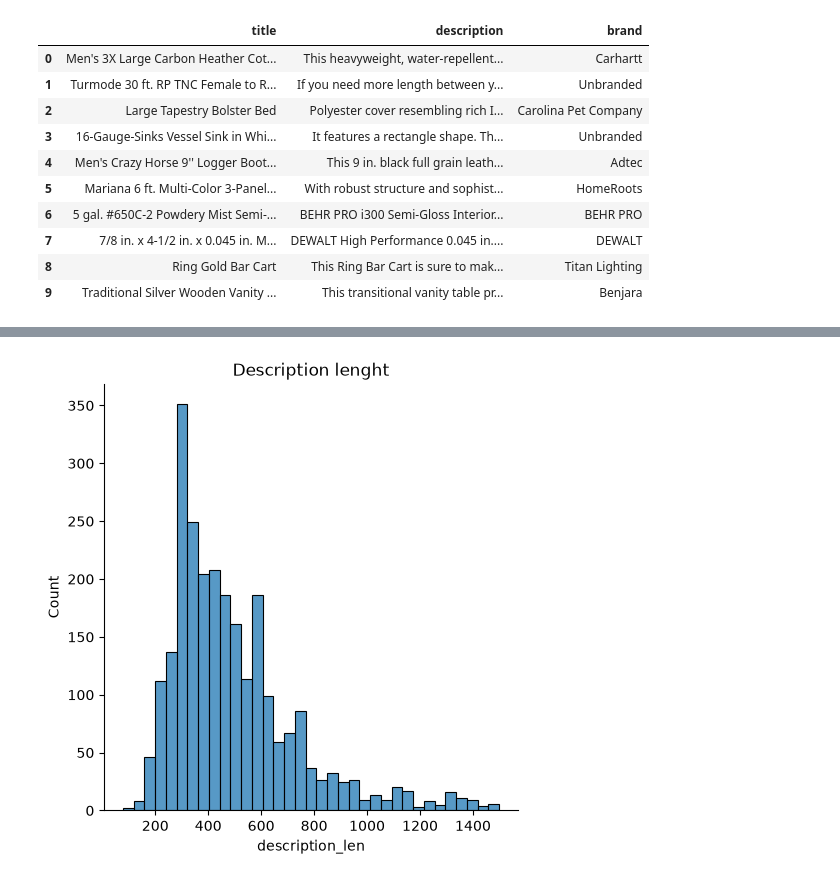
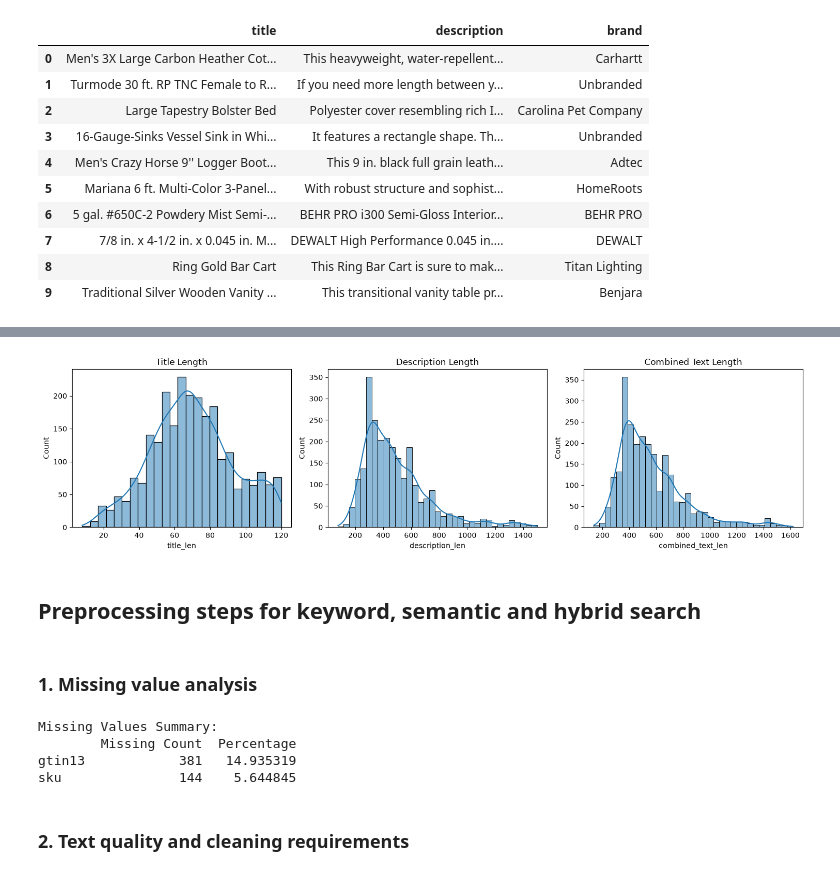
Before and after one commit to lilianabs/ecommerce-search-engine, a Jupyter notebook: notebooks/eda.ipynb, the cells around one changed output, grey strips where cells are left out. Drawn from its saved outputs; the diff is of its cells as text; code cells hidden in the pictures.

Commit message:
Extend EDA analysis to identify

```diff
--- a/notebooks/eda.ipynb
+++ b/notebooks/eda.ipynb
@@ -43,5 +43,7 @@ df[select_cols].head(10)
 | 8 | Ring Gold Bar Cart | This Ring Bar Cart is sure to mak... | Titan Lighting |
 | 9 | Traditional Silver Wooden Vanity ... | This transitional vanity table pr... | Benjara |
 # %%
+df['combined_text'] = df['title'].astype(str) + ' ' + df['description'].astype(str)
 df['title_len'] = df.title.str.len()
 df['description_len'] = df.description.str.len()
+df['combined_text_len'] = df.combined_text.str.len()
@@ -53,5 +50,38 @@ plt.title("Title lenght");
-# %%
-sns.displot(x='description_len', data=df)
-plt.title("Description lenght");
-# %% [output]
-[figure, removed]
+# %%
+fig, axes = plt.subplots(1, 3, figsize=(15, 4))
+
+sns.histplot(x='title_len', data=df, ax=axes[0], kde=True)
+axes[0].set_title("Title Length")
+
+sns.histplot(x='description_len', data=df, ax=axes[1], kde=True)
+axes[1].set_title("Description Length")
+
+sns.histplot(x='combined_text_len', data=df, ax=axes[2], kde=True)
+axes[2].set_title("Combined Text Length")
+
+plt.tight_layout()
+plt.show()
+# %% [output]
+[figure, added]
+# %% [markdown]
+## Preprocessing steps for keyword, semantic and hybrid search
+# %% [markdown]
+### 1. Missing value analysis
+# %%
+# Check missing values
+missing_data = df.isnull().sum()
+missing_pct = (missing_data / len(df)) * 100
+missing_df = pd.DataFrame({
+    'Missing Count': missing_data,
+    'Percentage': missing_pct
+}).sort_values('Missing Count', ascending=False)
+
+print("Missing Values Summary:")
+print(missing_df[missing_df['Missing Count'] > 0])
+# %% [output]
+Missing Values Summary:
+        Missing Count  Percentage
+gtin13            381   14.935319
+sku               144    5.644845
+# %% [markdown]
+### 2. Text quality and cleaning requirements
```
Also changed, not shown: parts of 10 cells of this notebook, 1 other file.
